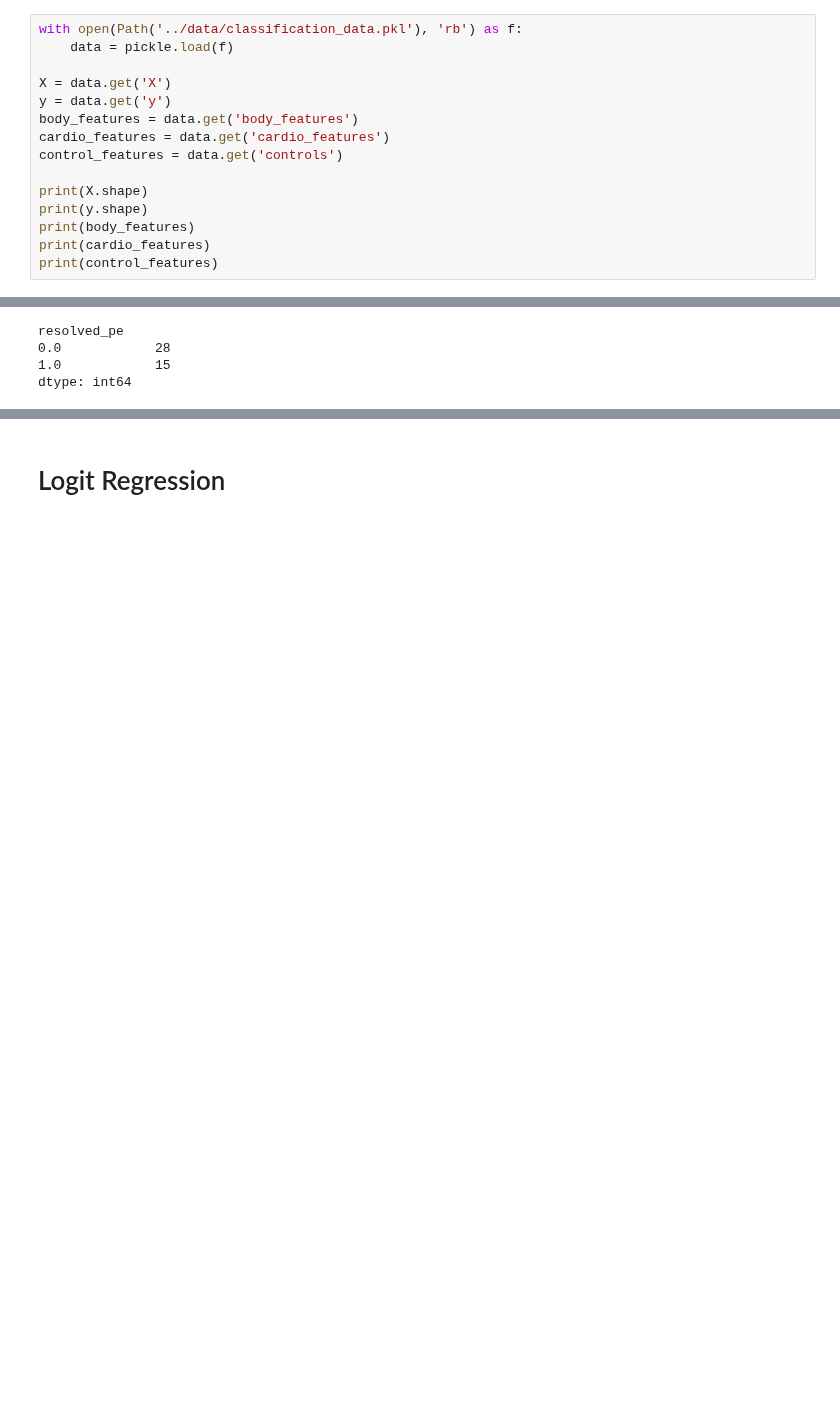
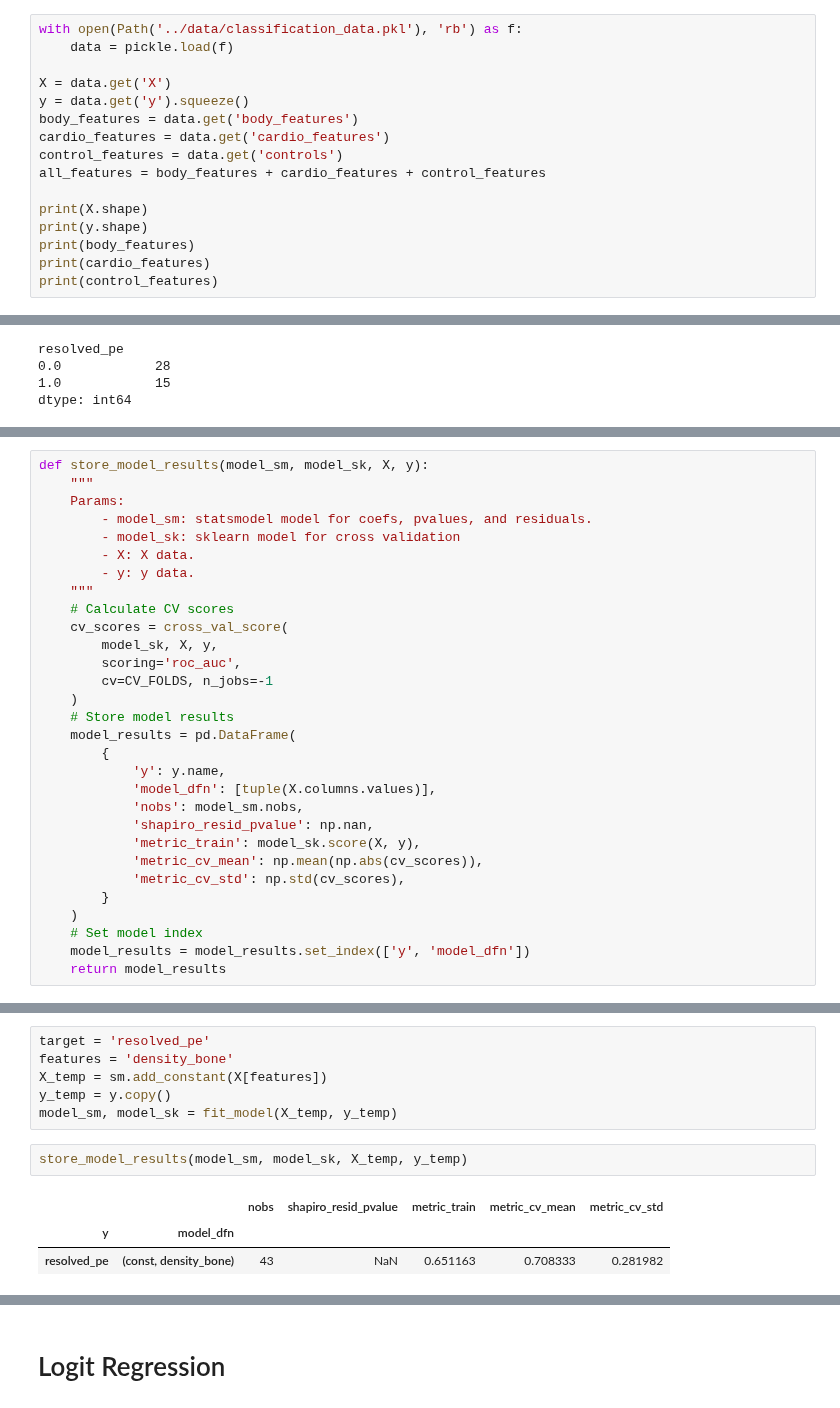
Before and after one commit to qaust/iCPET, a Jupyter notebook: src/logit.ipynb, the cells around one changed output, grey strips where cells are left out. Saved outputs shown, nothing was run; the diff lists cells and outputs as text; blank space fills up the shorter version.

```diff
--- a/src/logit.ipynb
+++ b/src/logit.ipynb
@@ -50,10 +55,11 @@ with open(Path('../data/classification_data.pkl'), 'rb') as f:
 	data = pickle.load(f)
 
 X = data.get('X')
-y = data.get('y')
+y = data.get('y').squeeze()
 body_features = data.get('body_features')
 cardio_features = data.get('cardio_features')
 control_features = data.get('controls')
+all_features = body_features + cardio_features + control_features
 
 print(X.shape)
 print(y.shape)
@@ -89,0 +122,30 @@ dtype: int64
+# %%
+def store_model_results(model_sm, model_sk, X, y):
+    """
+    Params:
+        - model_sm: statsmodel model for coefs, pvalues, and residuals.
+        - model_sk: sklearn model for cross validation
+        - X: X data.
+        - y: y data.
+    """
+    # Calculate CV scores
+    cv_scores = cross_val_score(
+        model_sk, X, y,
+        scoring='roc_auc',
+        cv=CV_FOLDS, n_jobs=-1
+    )
+    # Store model results
+    model_results = pd.DataFrame(
+        {
+            'y': y.name,
+            'model_dfn': [tuple(X.columns.values)],
+            'nobs': model_sm.nobs,
+            'shapiro_resid_pvalue': np.nan,
+            'metric_train': model_sk.score(X, y),
+            'metric_cv_mean': np.mean(np.abs(cv_scores)),
+            'metric_cv_std': np.std(cv_scores),
+        }
+    )
+    # Set model index
+    model_results = model_results.set_index(['y', 'model_dfn'])
+    return model_results
@@ -89,0 +174,12 @@ dtype: int64
+# %%
+target = 'resolved_pe'
+features = 'density_bone'
+X_temp = sm.add_constant(X[features])
+y_temp = y.copy()
+model_sm, model_sk = fit_model(X_temp, y_temp)
+# %%
+store_model_results(model_sm, model_sk, X_temp, y_temp)
+# %% [output]
+|  |  | nobs | shapiro_resid_pvalue | metric_train | metric_cv_mean | metric_cv_std |
+| y | model_dfn |  |  |  |  |  |
+| resolved_pe | (const, density_bone) | 43 | NaN | 0.651163 | 0.708333 | 0.281982 |
```
Also changed, not shown: parts of 25 cells of this notebook, 2 other files.
